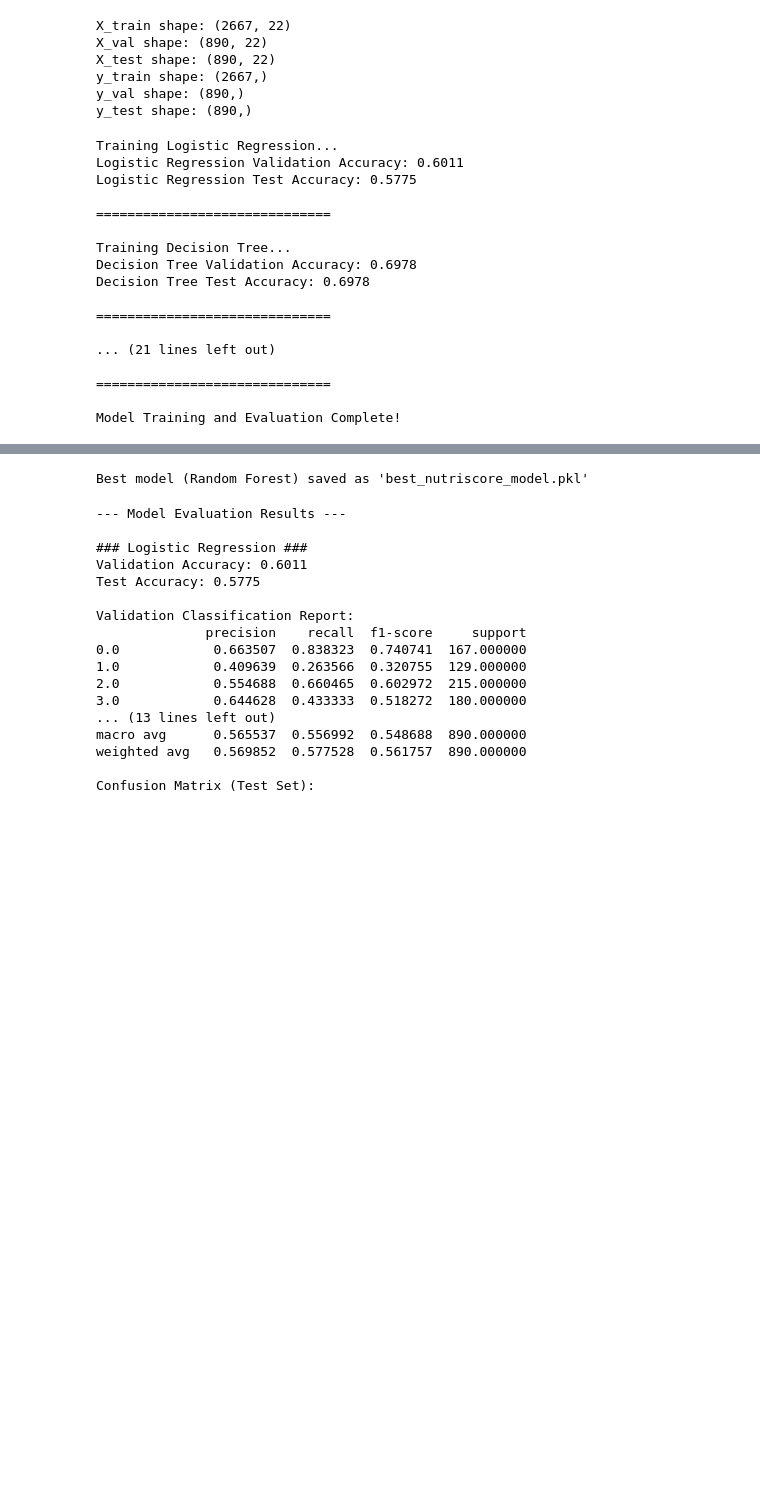
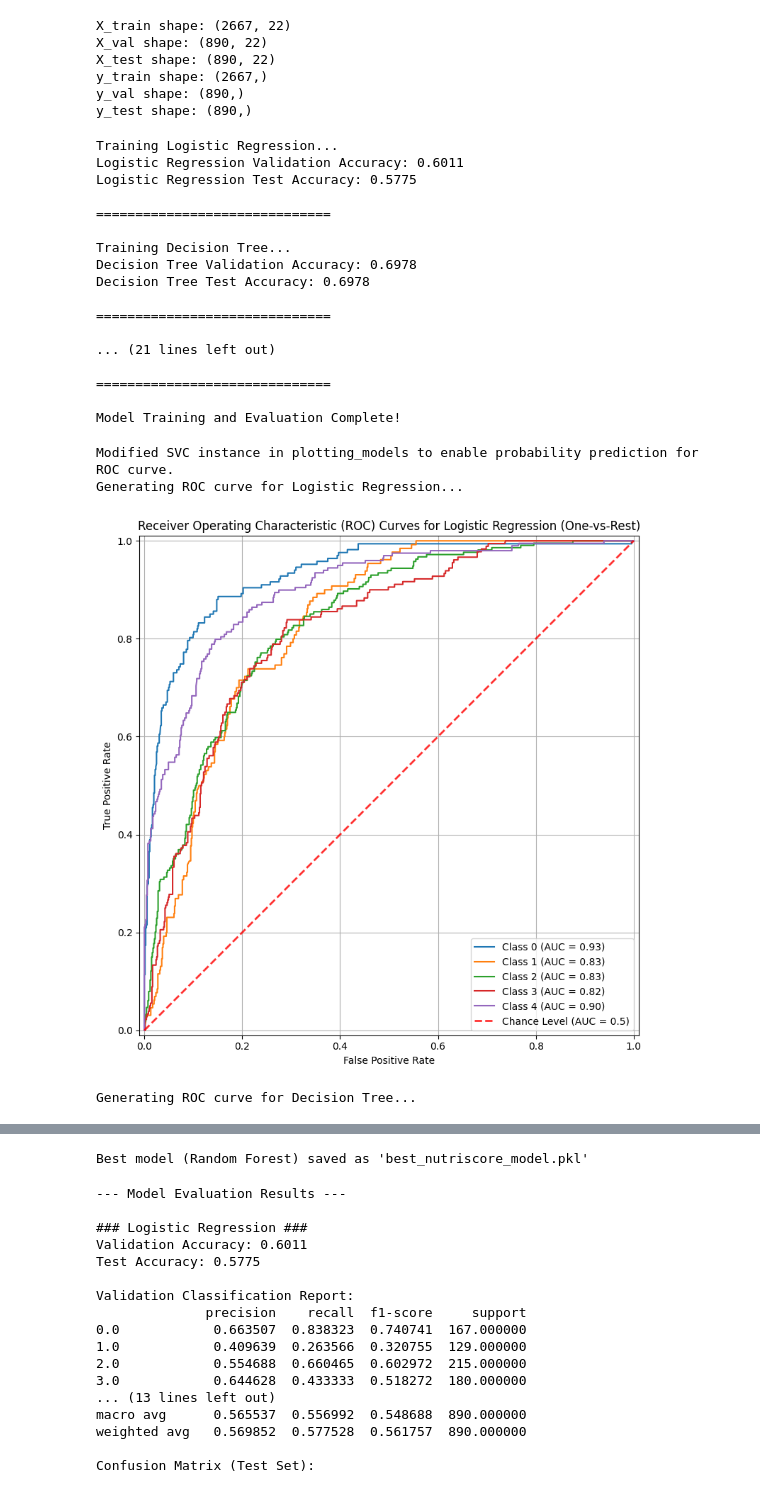
Before and after one commit to dinusha19/NutriScoreGradePredictor, a Jupyter notebook: MLTask1_S25020135.ipynb, the cells around one changed output, grey strips where cells are left out. Cells and saved outputs as stored; diff of their text form; code cells hidden in the pictures; blank space fills up the shorter version.

```diff
--- a/MLTask1_S25020135.ipynb
+++ b/MLTask1_S25020135.ipynb
@@ -524,3 +503,83 @@ Decision Tree Test Accuracy: 0.6978
 ==============================
 
 Model Training and Evaluation Complete!
+# %%
+from sklearn.metrics import RocCurveDisplay, auc
+import matplotlib.pyplot as plt
+from sklearn.preprocessing import LabelBinarizer
+from sklearn.pipeline import Pipeline
+from sklearn.preprocessing import StandardScaler
+from sklearn.svm import SVC # Import SVC again to instantiate it correctly for plotting
+import numpy as np
+
+# Create a copy of the models dictionary and modify SVC to include probability=True for plotting
+plotting_models = models.copy()
+if 'SVC' in plotting_models:
+    # Temporarily replace the SVC instance with one that has probability=True for ROC plotting
+    plotting_models['SVC'] = SVC(random_state=42, probability=True)
+    print("Modified SVC instance in plotting_models to enable probability prediction for ROC curve.")
+
+# Get unique classes from y_test to correctly plot OvR ROC curves
+classes = sorted(y_test.unique())
+
+# This will store AUC values for later printing
+auc_scores_summary = {}
+
+for name, model_instance in plotting_models.items():
+    print(f"Generating ROC curve for {name}...")
+
+    # Create a fresh pipeline with StandardScaler and the current model, then fit it
+    pipeline = Pipeline([
+        ('scaler', StandardScaler()),
+        ('model', model_instance)
+    ])
+    pipeline.fit(X_train, y_train)
+
+    if hasattr(pipeline['model'], "predict_proba"):
+        y_score = pipeline.predict_proba(X_test)
+    else:
+        print(f"Model {name} does not have predict_proba method. Skipping ROC curve generation.")
+        continue
+
+    # Binarize the true labels for One-vs-Rest (OvR) ROC curve
+    lb = LabelBinarizer()
+    y_test_binarized = lb.fit_transform(y_test)
+
+    current_model_auc_scores = {}
+
+    plt.figure(figsize=(10, 8)) # Create a new figure for each model
+    ax = plt.gca() # Get current axes for the new figure
+
+    for i, class_id in enumerate(classes):
+        # RocCurveDisplay.from_predictions automatically plots and calculates AUC
+        display = RocCurveDisplay.from_predictions(
+            y_test_binarized[:, i],
+            y_score[:, i],
+            name=f"Class {int(class_id)}", # Name is just the class for individual plots
+            ax=ax,
+            plot_chance_level=False # Plot chance level manually once at the end
+        )
+        current_model_auc_scores[f"Class {int(class_id)}"] = display.roc_auc
+    auc_scores_summary[name] = current_model_auc_scores
+
+    # Plot the chance level (diagonal line) for the current model's plot
+    ax.plot([0, 1], [0, 1], linestyle='--', lw=2, color='r', label='Chance Level (AUC = 0.5)', alpha=.8)
+
+    plt.title(f'Receiver Operating Characteristic (ROC) Curves for {name} (One-vs-Rest)')
+    plt.xlabel('False Positive Rate')
+    plt.ylabel('True Positive Rate')
+    plt.legend(loc="lower right") # Adjust legend position for individual plots
+    plt.grid(True)
+    plt.tight_layout() # Adjust layout to prevent labels from overlapping
+    plt.show()
+
+print("\nAUC Scores per Model and Class:")
+for model_name, class_data in auc_scores_summary.items():
+    print(f"- {model_name}:")
+    for class_id, auc_score in class_data.items():
+        print(f"  {class_id} AUC: {auc_score:.4f}")
+# %% [output]
+Modified SVC instance in plotting_models to enable probability prediction for ROC curve.
+Generating ROC curve for Logistic Regression...
+[figure, added]
+Generating ROC curve for Decision Tree...
```
Also changed, not shown: parts of 3 cells of this notebook.
